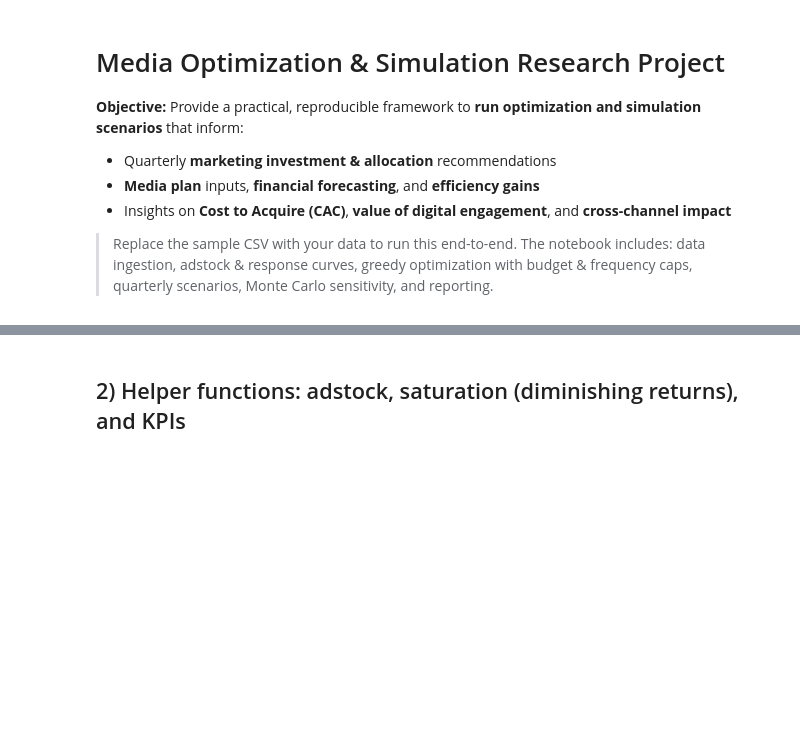
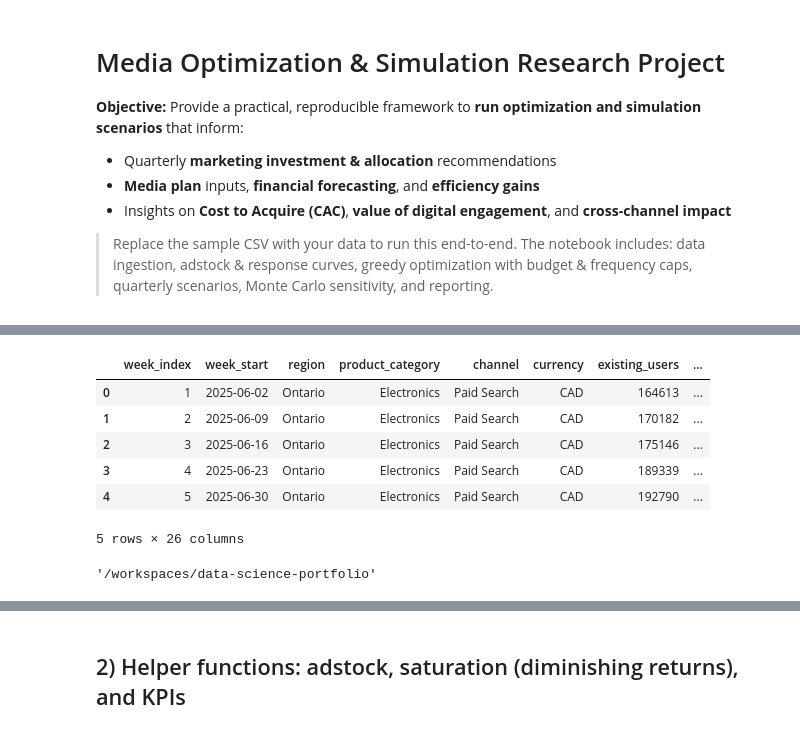
Before and after one commit to singularity-htmagarh/quantitative-finance-portfolio, a Jupyter notebook: budget_optimization.ipynb, the cells around one changed output, grey strips where cells are left out. Drawn from its saved outputs; the diff is of its cells as text; code cells hidden in the pictures; blank space fills up the shorter version.

```diff
--- a/budget_optimization.ipynb
+++ b/budget_optimization.ipynb
@@ -129,0 +176,42 @@ file_path
+# %%
+# Saturation (Hill) parameters by channel (will be adjusted by region/category scale)
+# y = alpha * (x^beta / (x^beta + k^beta))
+
+saturation_params = {
+    "Paid Search":  {"alpha": 1.00, "k_basis": 10_000_000, "beta": 1.10, "curve_basis": "impressions"},
+    "Display":      {"alpha": 1.00, "k_basis": 25_000_000, "beta": 1.05, "curve_basis": "impressions"},
+    "Social":       {"alpha": 1.00, "k_basis": 18_000_000, "beta": 1.10, "curve_basis": "impressions"},
+    "Affiliate":    {"alpha": 1.00, "k_basis": 6_000_000,  "beta": 1.00, "curve_basis": "impressions"},
+    "Email":        {"alpha": 1.00, "k_basis": 3_000_000,  "beta": 0.95, "curve_basis": "impressions"},
+    "Online Video": {"alpha": 1.00, "k_basis": 14_000_000, "beta": 1.15, "curve_basis": "impressions"},
+}
+# %%
+# Add spend-based curve parameters too (optional alternative basis)
+spend_saturation_params = {
+    "Paid Search":  {"alpha_spend": 1.00, "k_spend": 120_000, "beta_spend": 1.05},
+    "Display":      {"alpha_spend": 1.00, "k_spend": 90_000,  "beta_spend": 1.05},
+    "Social":       {"alpha_spend": 1.00, "k_spend": 80_000,  "beta_spend": 1.08},
+    "Affiliate":    {"alpha_spend": 1.00, "k_spend": 60_000,  "beta_spend": 1.00},
+    "Email":        {"alpha_spend": 1.00, "k_spend": 40_000,  "beta_spend": 0.95},
+    "Online Video": {"alpha_spend": 1.00, "k_spend": 110_000, "beta_spend": 1.10},
+}
+# %%
+# Min/Max spend constraints per channel-week (as a fraction of baseline spend)
+min_spend_frac = {
+    "Paid Search": 0.50, "Display": 0.40, "Social": 0.40,
+    "Affiliate":   0.30, "Email":   0.20, "Online Video": 0.30
+}
+max_spend_frac = {
+    "Paid Search": 1.50, "Display": 1.60, "Social": 1.60,
+    "Affiliate":   1.80, "Email":   2.50, "Online Video": 1.70
+}
+# %%
+# Channel-level baseline assumptions (CTR, CVR, CPI, adstock decay, default frequency caps)
+channel_params = {
+    "Paid Search":  {"ctr": 0.035, "cvr": 0.055, "cpi": 0.012, "adstock_decay": 0.30, "freq_cap": 4},
+    "Display":      {"ctr": 0.004, "cvr": 0.012, "cpi": 0.004, "adstock_decay": 0.50, "freq_cap": 5},
+    "Social":       {"ctr": 0.008, "cvr": 0.016, "cpi": 0.003, "adstock_decay": 0.60, "freq_cap": 2},
+    "Affiliate":    {"ctr": 0.018, "cvr": 0.030, "cpi": 0.006, "adstock_decay": 0.40, "freq_cap": 4},
+    "Email":        {"ctr": 0.050, "cvr": 0.040, "cpi": 0.0015,"adstock_decay": 0.20, "freq_cap": 6},
+    "Online Video": {"ctr": 0.003, "cvr": 0.009, "cpi": 0.007, "adstock_decay": 0.70, "freq_cap": 3},
+}
@@ -129,0 +315,14 @@ file_path
+# %%
+master_df.head()
+# %% [output]
+|  | week_index | week_start | region | product_category | channel | currency | existing_users | ... |
+| 0 | 1 | 2025-06-02 | Ontario | Electronics | Paid Search | CAD | 164613 | ... |
+| 1 | 2 | 2025-06-09 | Ontario | Electronics | Paid Search | CAD | 170182 | ... |
+| 2 | 3 | 2025-06-16 | Ontario | Electronics | Paid Search | CAD | 175146 | ... |
+| 3 | 4 | 2025-06-23 | Ontario | Electronics | Paid Search | CAD | 189339 | ... |
+| 4 | 5 | 2025-06-30 | Ontario | Electronics | Paid Search | CAD | 192790 | ... |
+5 rows × 26 columns
+# %%
+pwd()
+# %% [output]
+'/workspaces/data-science-portfolio'
```
Also changed, not shown: parts of 32 cells of this notebook, 4 other files.
